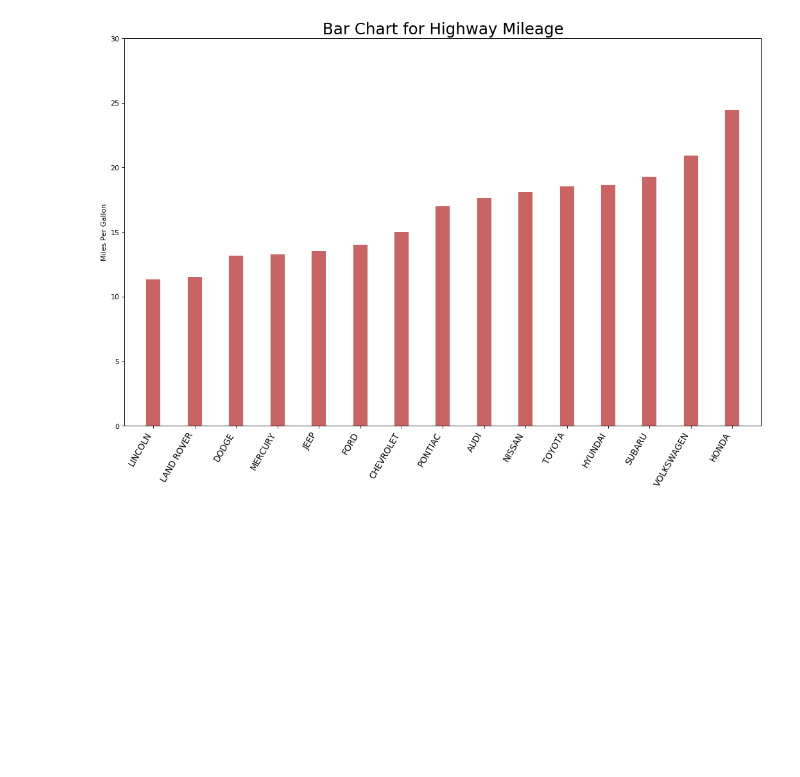
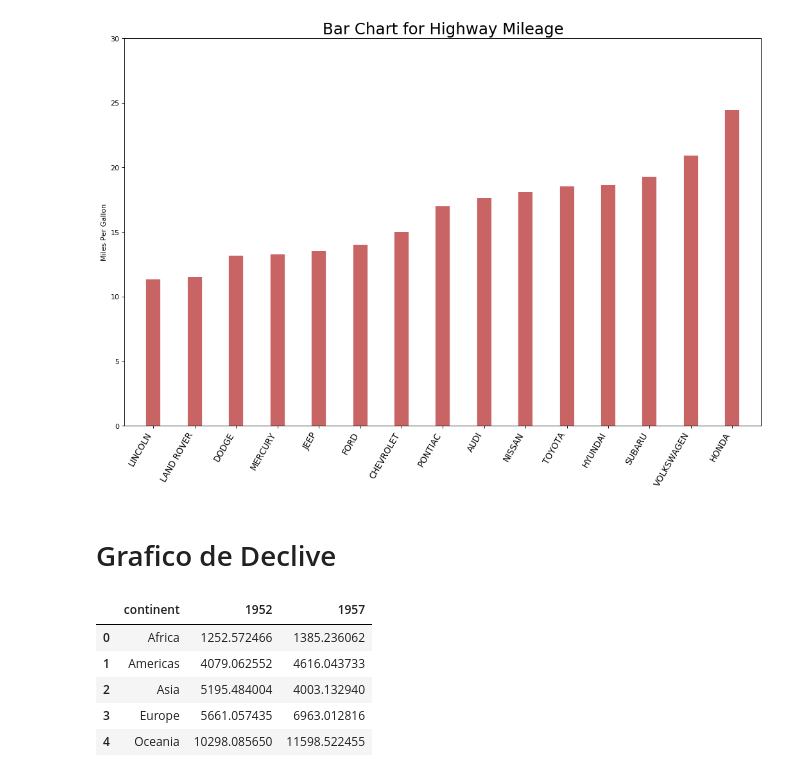
Before and after one commit to GCabral95/Codigos_Analise_Dados, a Jupyter notebook: Gráficos.ipynb, the cells around one changed output. Saved outputs shown, nothing was run; the diff lists cells and outputs as text; code cells hidden in the pictures; blank space fills up the shorter version.

```diff
--- a/Gráficos.ipynb
+++ b/Gráficos.ipynb
@@ -418,3 +418,5 @@ plt.xticks(df.index, df.manufacturer.str.upper(), rotation=60, horizontalalignme
 plt.show()
 # %% [output]
 [figure]
+# %% [markdown]
+# Grafico de Declive
@@ -420,0 +425,13 @@ plt.show()
+# %%
+df = pd.read_csv("https://raw.githubusercontent.com/selva86/datasets/master/gdppercap.csv")
+left_label = [str(c) + ', '+ str(round(y)) for c, y in zip(df.continent, df['1952'])]
+right_label = [str(c) + ', '+ str(round(y)) for c, y in zip(df.continent, df['1957'])]
+klass = ['red' if (y1-y2) < 0 else 'green' for y1, y2 in zip(df['1952'], df['1957'])]
+df.head()
+# %% [output]
+|  | continent | 1952 | 1957 |
+| 0 | Africa | 1252.572466 | 1385.236062 |
+| 1 | Americas | 4079.062552 | 4616.043733 |
+| 2 | Asia | 5195.484004 | 4003.132940 |
+| 3 | Europe | 5661.057435 | 6963.012816 |
+| 4 | Oceania | 10298.085650 | 11598.522455 |
```
Also changed, not shown: parts of 3 cells of this notebook, 1 other file.
